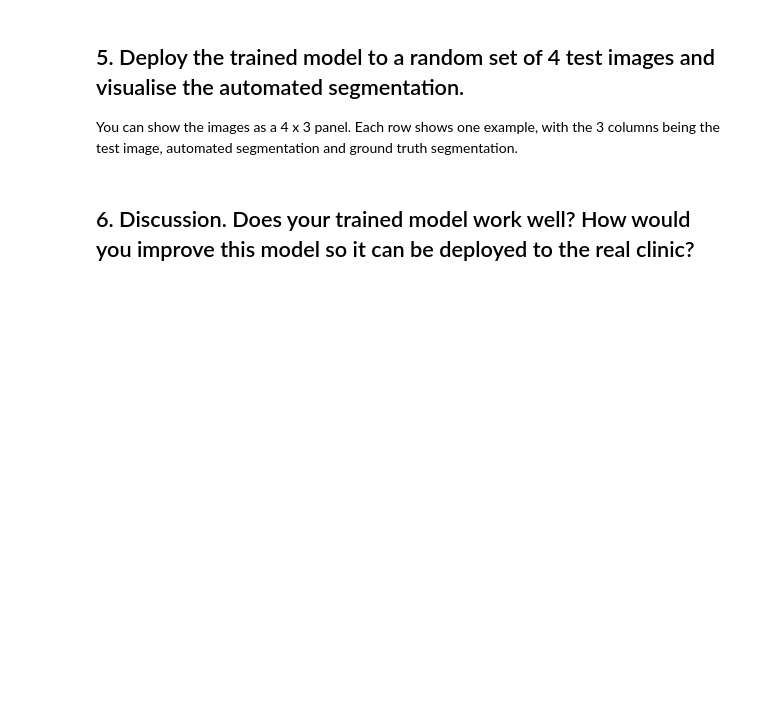
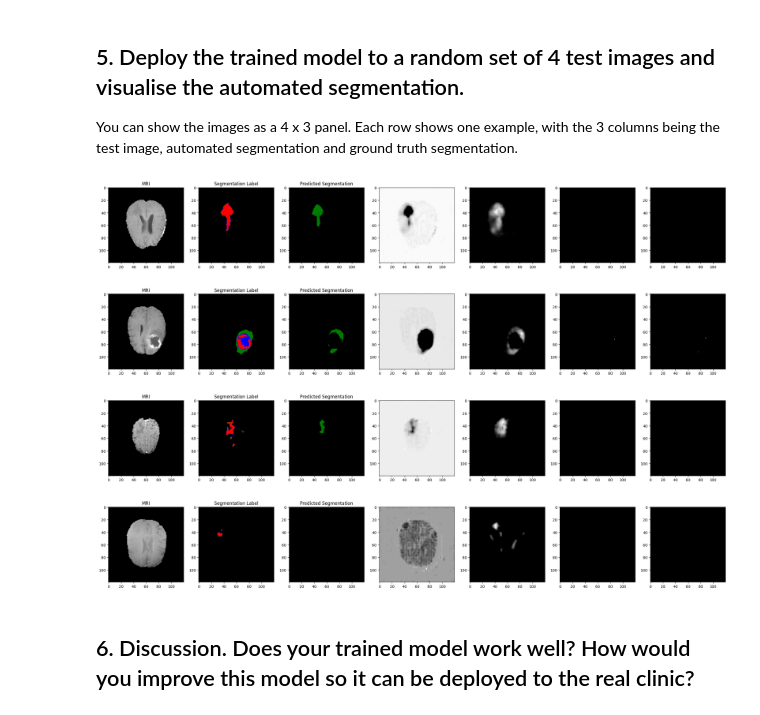
Before and after one commit to torpeyl/Computer_Vision_2024, a Jupyter notebook: coursework_02/coursework_02.ipynb, the cells around one changed output. Drawn from its saved outputs; the diff is of its cells as text; code cells hidden in the pictures; blank space fills up the shorter version.

Commit message:
Saved models and updated cw2 code

```diff
--- a/coursework_02/coursework_02.ipynb
+++ b/coursework_02/coursework_02.ipynb
@@ -429,2 +427,64 @@ You can show the images as a 4 x 3 panel. Each row shows one example, with the 3
+# %%
+### Insert your code ###
+
+def softmax(logits):
+    sum = logits[0] + logits[1] + logits[2] + logits[3]
+    exponentials = np.exp(logits)
+    probabilities = np.divide(exponentials, sum, out=np.zeros_like(exponentials), where=sum!=0)
+    return np.argmax(probabilities, axis=0)
+
+
+PATH = 'saved_models/model_10000.pt'
+batch_size = 4
+
+device = torch.device("cuda")
+model = UNet(input_channel=1, output_channel=num_class, num_filter=16)
+model.load_state_dict(torch.load(PATH))
+model.to(device)
+
+model.eval()
+
+with torch.no_grad():
+    images, labels = test_set.get_random_batch(batch_size)
+    images, labels = torch.from_numpy(images), torch.from_numpy(labels)
+    images, labels = images.to(device, dtype=torch.float32), labels.to(device, dtype=torch.long)
+    logits = model(images)
+
+
+fig = plt.figure(figsize=(30, 20))
+
+for i in range(batch_size):
+    fig.add_subplot(4, 7, (i*7)+1)
+    plt.imshow(images[i][0].cpu(), cmap='gray')
+    plt.title("MRI")
+
+    fig.add_subplot(4, 7, (i*7)+2)
+    plt.imshow(labels[i].cpu(), cmap=colors.ListedColormap(['black', 'green', 'blue', 'red']))
+    plt.title("Segmentation Label")
+
+    fig.add_subplot(4, 7, (i*7)+3)
+
+    logit_image = softmax(np.array(logits[i].cpu()))
+
+    cmap = colors.ListedColormap(['black', 'green', 'blue', 'red'])
+    norm = colors.BoundaryNorm([0, 1, 2, 3], cmap.N)
+    plt.imshow(logit_image, cmap=cmap, norm=norm)
+    plt.title("Predicted Segmentation")
+
+    fig.add_subplot(4, 7, (i*7)+4)
+    plt.imshow(logits[i][0].cpu(), cmap='gray')
+
+    fig.add_subplot(4, 7, (i*7)+5)
+    plt.imshow(logits[i][1].cpu(), cmap='gray')
+
+    fig.add_subplot(4, 7, (i*7)+6)
+    plt.imshow(logits[i][2].cpu(), cmap='gray')
+
+    fig.add_subplot(4, 7, (i*7)+7)
+    plt.imshow(logits[i][3].cpu(), cmap='gray')
+
+### End of your code ###
+# %% [output]
+[figure, added]
 # %% [markdown]
 ## 6. Discussion. Does your trained model work well? How would you improve this model so it can be deployed to the real clinic?
```
Also changed, not shown: parts of 4 cells of this notebook, 2 other files.
